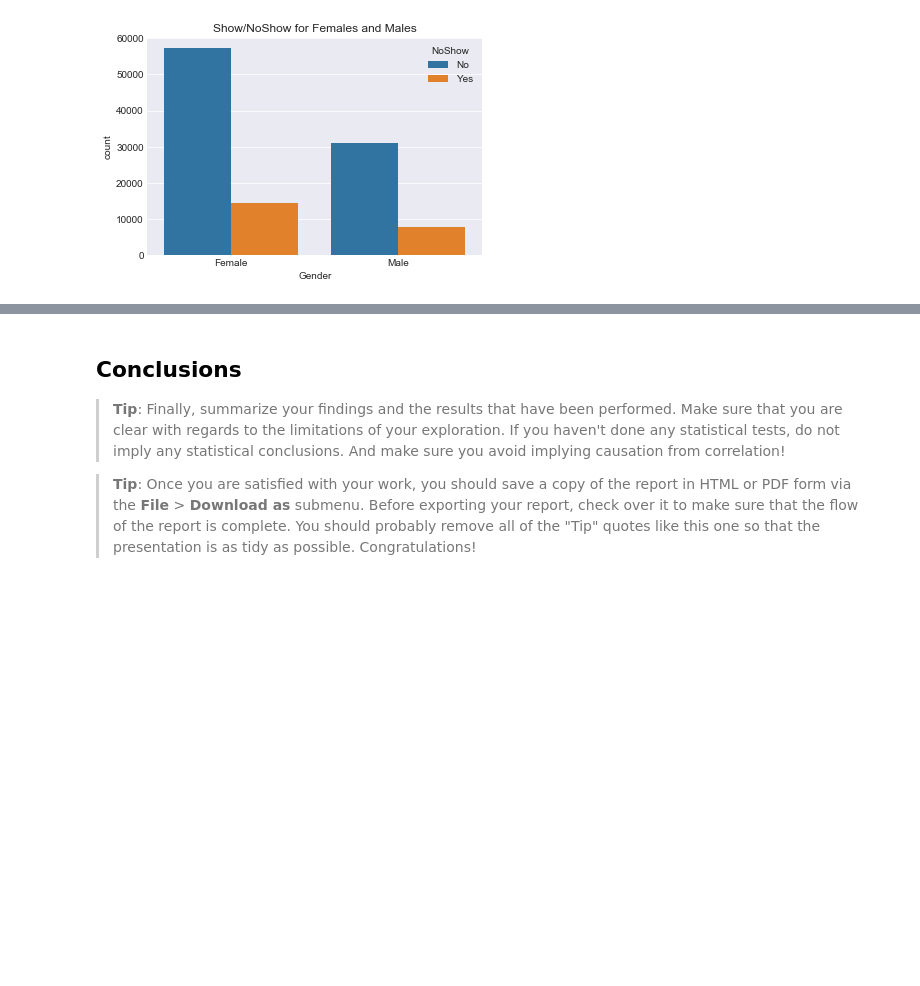
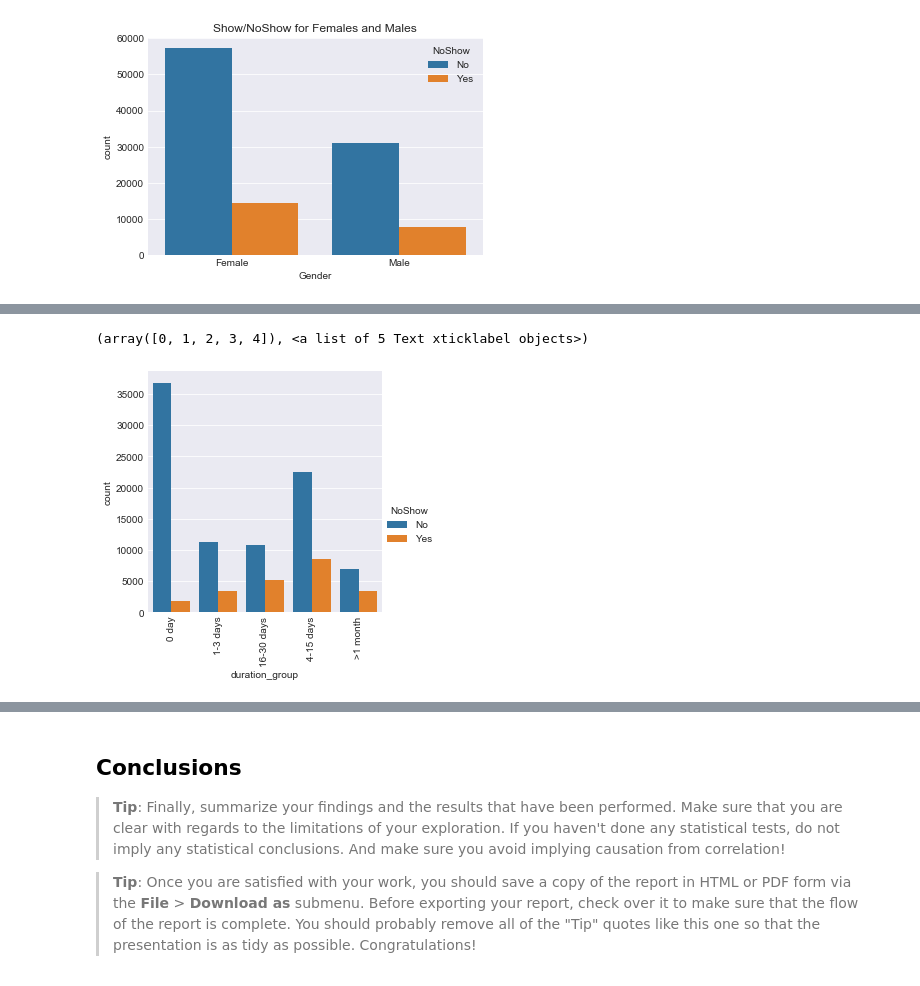
Before and after one commit to cherylwan/noshow_appointment, a Jupyter notebook: noshow_appointment0510.ipynb, the cells around one changed output, grey strips where cells are left out. Drawn from its saved outputs; the diff is of its cells as text; code cells hidden in the pictures; blank space fills up the shorter version.

```diff
--- a/noshow_appointment0510.ipynb
+++ b/noshow_appointment0510.ipynb
@@ -437,0 +494,6 @@ plt.show()
+# %%
+sns.factorplot("duration_group",data=df,hue="NoShow",kind="count")
+plt.xticks(rotation=90)
+# %% [output]
+(array([0, 1, 2, 3, 4]), <a list of 5 Text xticklabel objects>)
+[figure, added]
```
Also changed, not shown: parts of 25 cells of this notebook.
